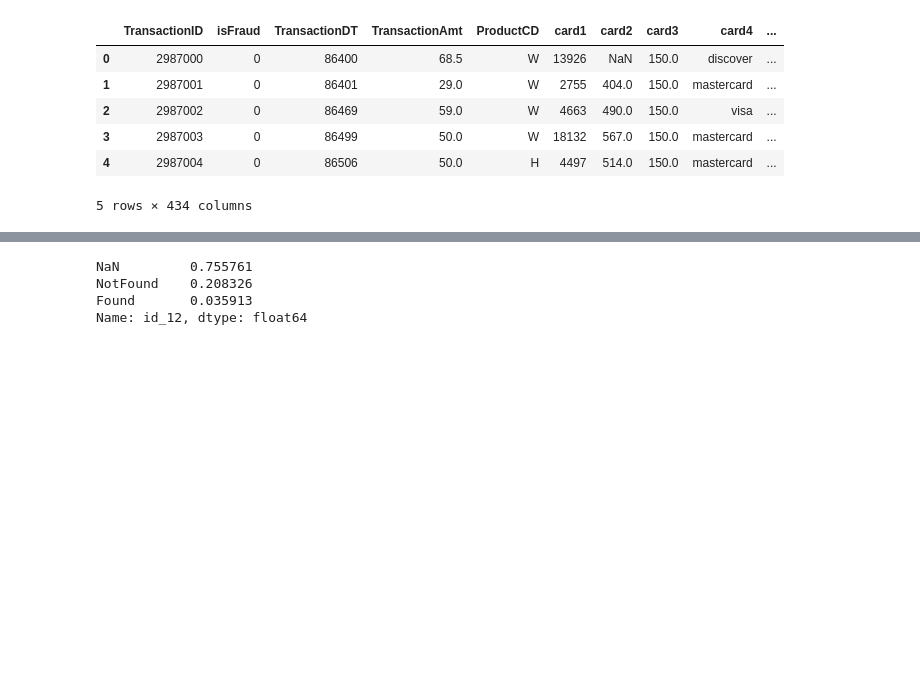
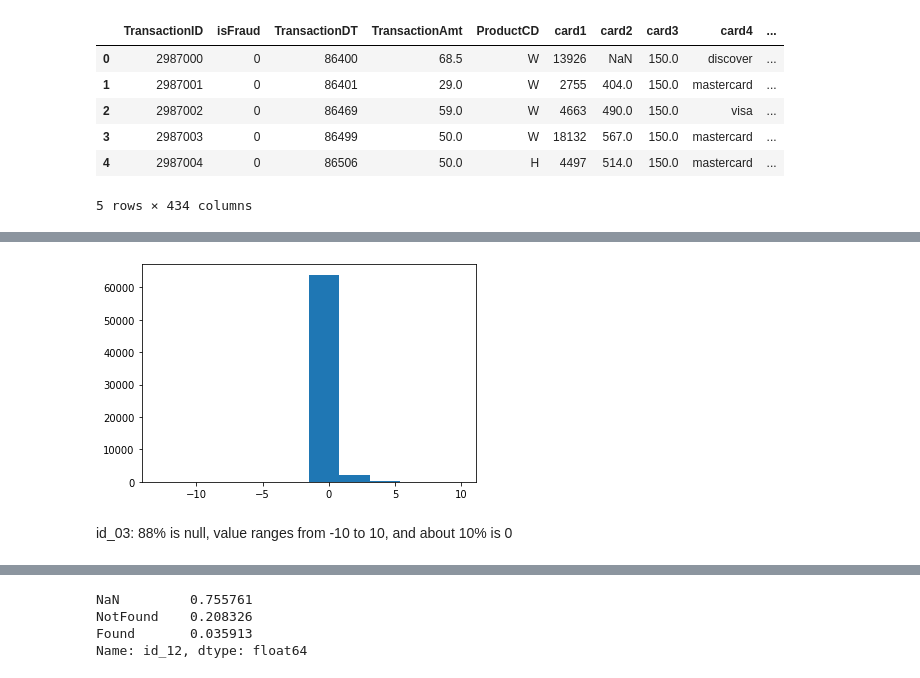
Before and after one commit to chriskwkim/mlnd, a Jupyter notebook: mlnd-capstone/Data Exploration.ipynb, the cells around one changed output, grey strips where cells are left out. Cells and saved outputs as stored; diff of their text form; code cells hidden in the pictures; blank space fills up the shorter version.

```diff
--- a/mlnd-capstone/Data Exploration.ipynb
+++ b/mlnd-capstone/Data Exploration.ipynb
@@ -34,0 +226,7 @@ id_01 has 77 unique valuee between -100 and 0 highly skewed to 0.
+# %%
+plt.hist(train['id_03'])
+plt.show()
+# %% [output]
+[figure, added]
+# %% [markdown]
+id_03: 88% is null, value ranges from -10 to 10, and about 10% is 0
```
Also changed, not shown: parts of 145 cells of this notebook, 18 other files.
